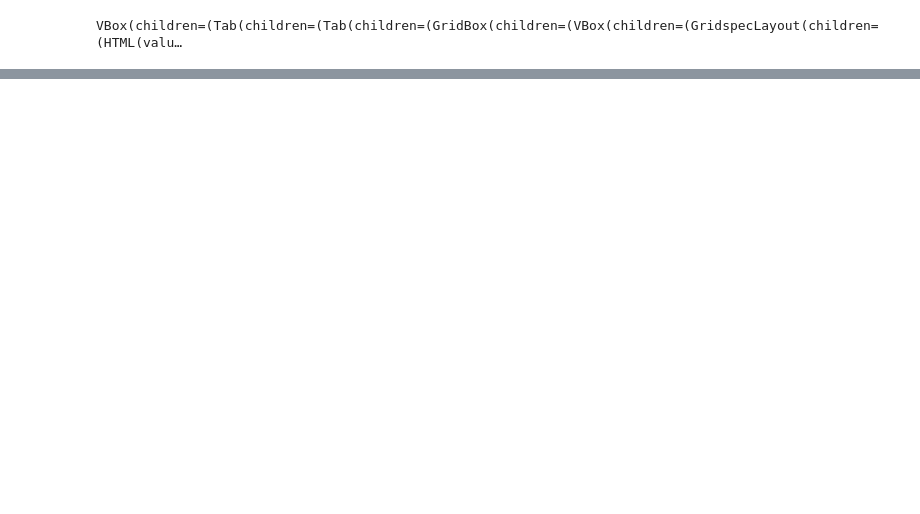
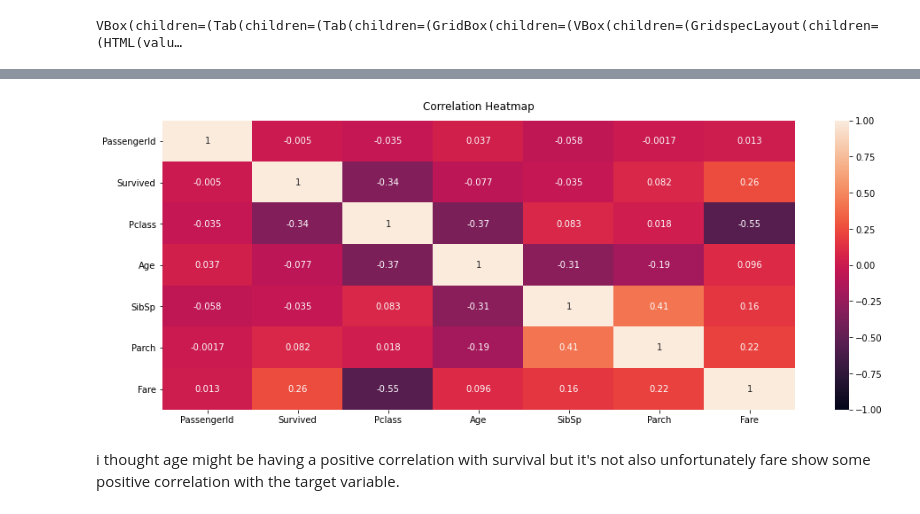
Before and after one commit to omtripathi786/titanic, a Jupyter notebook: om-titanic.ipynb, the cells around one changed output, grey strips where cells are left out. Drawn from its saved outputs; the diff is of its cells as text; code cells hidden in the pictures; blank space fills up the shorter version.

```diff
--- a/om-titanic.ipynb
+++ b/om-titanic.ipynb
@@ -25,0 +55,8 @@ VBox(children=(Tab(children=(Tab(children=(GridBox(children=(VBox(children=(Grid
+# %%
+plt.figure(figsize=(16, 6))
+heatmap = sns.heatmap(train_df.corr(), vmin=-1, vmax=1, annot=True)
+heatmap.set_title('Correlation Heatmap', fontdict={'fontsize':12}, pad=12);
+# %% [output]
+[figure, added]
+# %% [markdown]
+i thought age might be having a positive correlation with survival but it's not also unfortunately fare show some positive correlation with the target variable.
```
Also changed, not shown: parts of 54 cells of this notebook, 1 other file.
